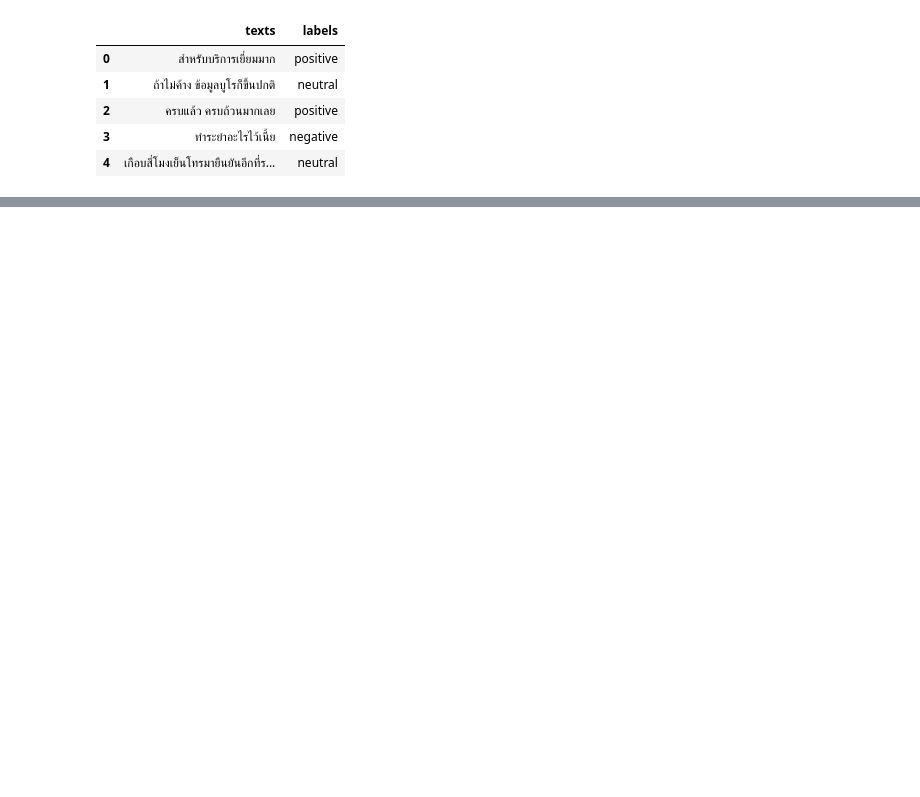
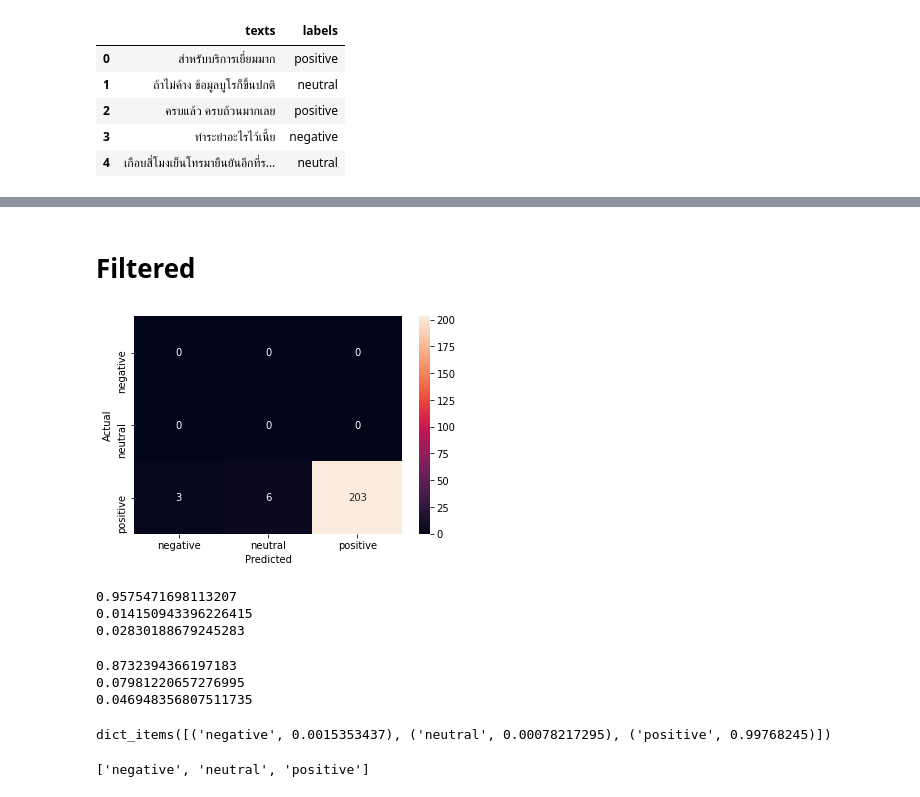
Before and after one commit to Kamin-At/Thai_NLP, a Jupyter notebook: ULMfit module guide.ipynb, the cells around one changed output, grey strips where cells are left out. Saved outputs shown, nothing was run; the diff lists cells and outputs as text; code cells hidden in the pictures; blank space fills up the shorter version.

```diff
--- a/ULMfit module guide.ipynb
+++ b/ULMfit module guide.ipynb
@@ -116,0 +219,44 @@ model2.predict('ครบแล้ว ครบถ้วนมากเลย')
+# %% [markdown]
+# Filtered
+# %%
+from sklearn.metrics import confusion_matrix, f1_score
+import seaborn as sns
+import matplotlib.pyplot as plt
+labels = ['positive']*len(data)
+y_pred = []
+for i in data:
+    tmp = model2.predict(i)
+    tmp = sorted(tmp.items(), key = lambda x: x[1], reverse = True)
+    y_pred.append(tmp[0][0])
+conf_mat = confusion_matrix(labels,y_pred)
+sns.heatmap(conf_mat, annot=True, fmt="d",
+            xticklabels=model2.classes, yticklabels=model2.classes)
+plt.ylabel("Actual")
+plt.xlabel("Predicted")
+plt.show()
+# %% [output]
+[figure, added]
+# %%
+print(203/(212))
+print(3/(212))
+print(6/(212))
+# %% [output]
+0.9575471698113207
+0.014150943396226415
+0.02830188679245283
+# %%
+print(186/(17+10+186))
+print(17/(17+10+186))
+print(10/(17+10+186))
+# %% [output]
+0.8732394366197183
+0.07981220657276995
+0.046948356807511735
+# %%
+tmp.items()
+# %% [output]
+dict_items([('negative', 0.0015353437), ('neutral', 0.00078217295), ('positive', 0.99768245)])
+# %%
+model2.classes
+# %% [output]
+['negative', 'neutral', 'positive']
```
Also changed, not shown: parts of 32 cells of this notebook, 1 other file.
